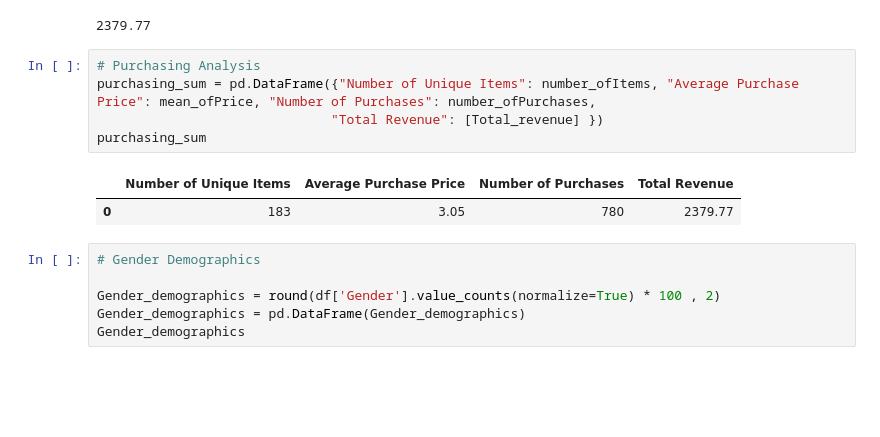
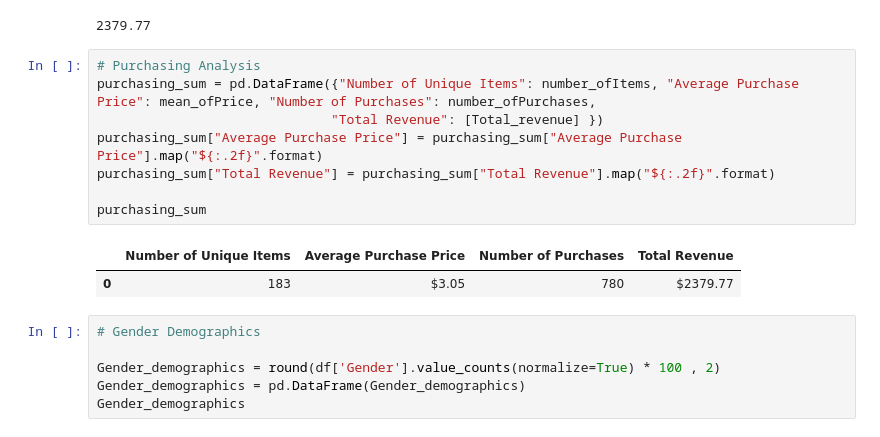
Before and after one commit to SmirnovaAlina/Pandas_library, a Jupyter notebook: HeroesOfPymoli.ipynb, the cells around one changed output. Drawn from its saved outputs; the diff is of its cells as text; blank space fills up the shorter version.

```diff
--- a/HeroesOfPymoli.ipynb
+++ b/HeroesOfPymoli.ipynb
@@ -67,11 +67,14 @@ Total_revenue
 # %%
 # Purchasing Analysis
 purchasing_sum = pd.DataFrame({"Number of Unique Items": number_ofItems, "Average Purchase Price": mean_ofPrice, "Number of Purchases": number_ofPurchases,
                               "Total Revenue": [Total_revenue] })
+purchasing_sum["Average Purchase Price"] = purchasing_sum["Average Purchase Price"].map("${:.2f}".format)
+purchasing_sum["Total Revenue"] = purchasing_sum["Total Revenue"].map("${:.2f}".format)
+
 purchasing_sum
 # %% [output]
 |  | Number of Unique Items | Average Purchase Price | Number of Purchases | Total Revenue |
-| 0 | 183 | 3.05 | 780 | 2379.77 |
+| 0 | 183 | $3.05 | 780 | $2379.77 |
 # %%
 # Gender Demographics
 
```
Also changed, not shown: parts of 8 cells of this notebook, 1 other file.
